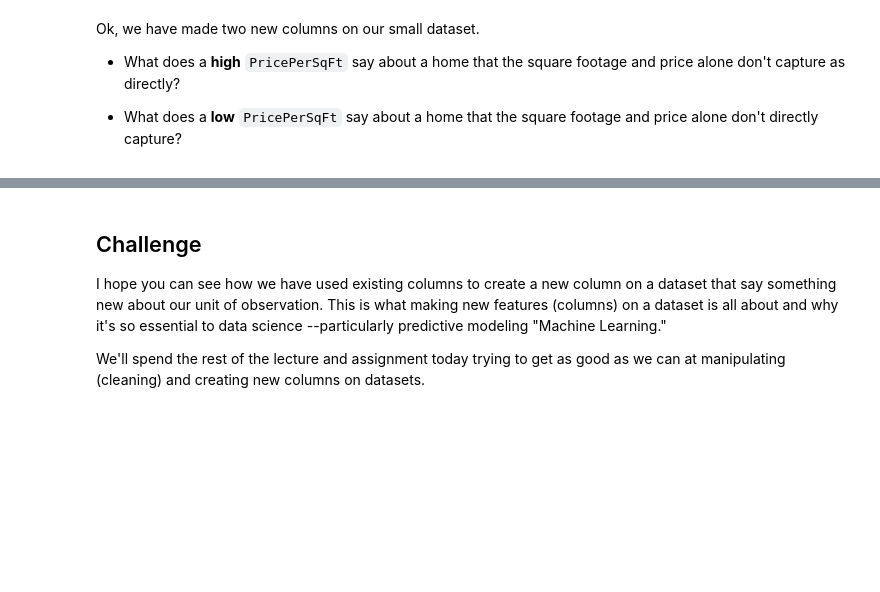
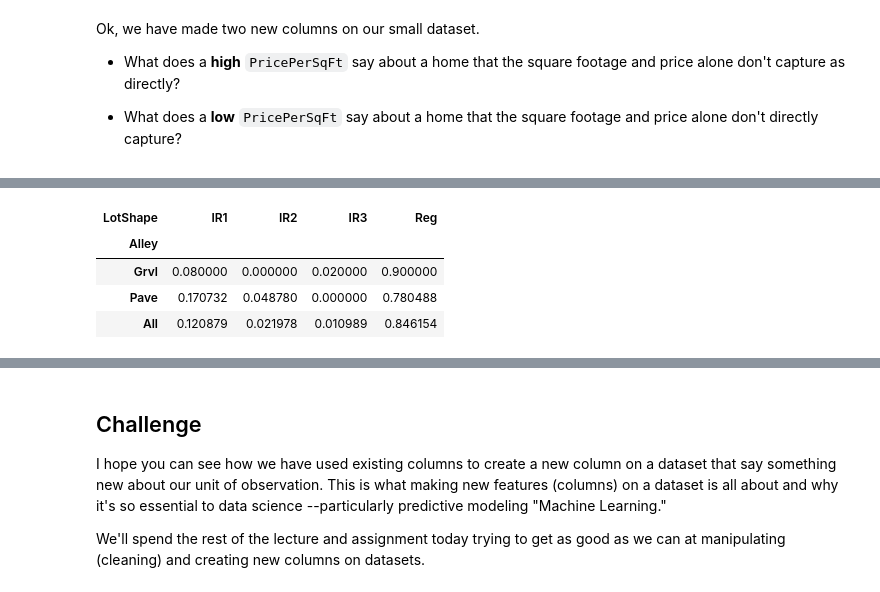
Before and after one commit to sugarfreecode/DS-Unit-1-Sprint-1-Data-Wrangling-and-Storytelling, a Jupyter notebook: module2-make-features/LS_DS_112_Make_Features_Solutions.ipynb, the cells around one changed output, grey strips where cells are left out. Saved outputs shown, nothing was run; the diff lists cells and outputs as text; code cells hidden in the pictures; blank space fills up the shorter version.

```diff
--- a/module2-make-features/LS_DS_112_Make_Features_Solutions.ipynb
+++ b/module2-make-features/LS_DS_112_Make_Features_Solutions.ipynb
@@ -216,0 +276,9 @@ Ok, we have made two new columns on our small dataset.
+# %%
+# as proportions
+pd.crosstab(iowa_df['Alley'], iowa_df['LotShape'], margins=True, normalize='index')
+# %% [output]
+| LotShape | IR1 | IR2 | IR3 | Reg |
+| Alley |  |  |  |  |
+| Grvl | 0.080000 | 0.000000 | 0.020000 | 0.900000 |
+| Pave | 0.170732 | 0.048780 | 0.000000 | 0.780488 |
+| All | 0.120879 | 0.021978 | 0.010989 | 0.846154 |
```
Also changed, not shown: parts of 58 cells of this notebook, 1 other file.
